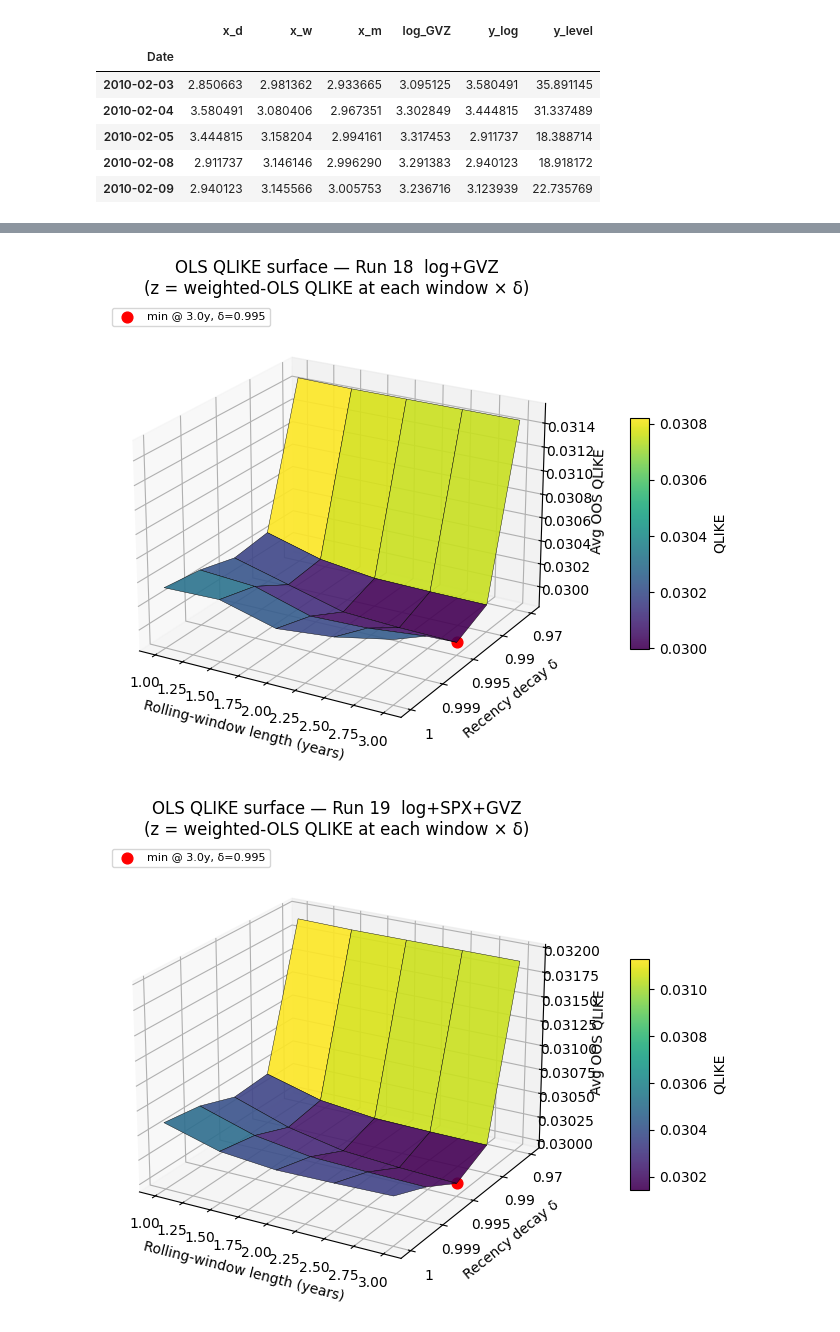
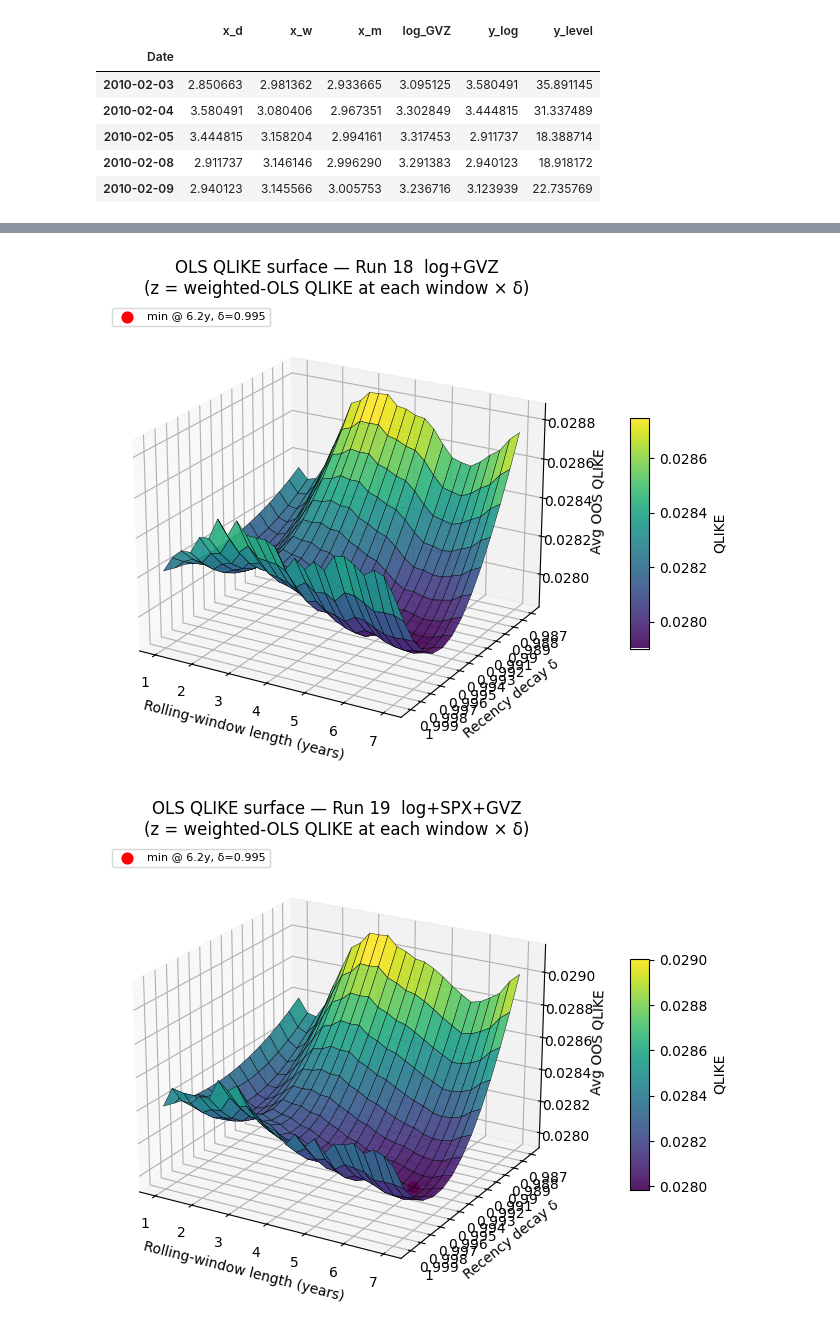
Before and after one commit to RonnieChanPLO/Gold_vol_forecast, a Jupyter notebook: HAR_simpleOLS_3d.ipynb, the cells around one changed output, grey strips where cells are left out. Cells and saved outputs as stored; diff of their text form; code cells hidden in the pictures.

```diff
--- a/HAR_simpleOLS_3d.ipynb
+++ b/HAR_simpleOLS_3d.ipynb
@@ -42,7 +42,7 @@ data = pd.read_parquet("merged_RV_GVZ.parquet")
 rv = data["RV_gold"].astype(float)
 
 TRADING_DAYS = 252
-WINDOW_YEARS = np.array([1.0, 1.5, 2.0, 2.5, 3.0])            # reduced grid for the 3D sweep
+WINDOW_YEARS = np.arange(1.0, 7.001, 0.25)          # reduced grid for the 3D sweep
 WINDOWS = [int(round(yr * TRADING_DAYS)) for yr in WINDOW_YEARS]
 WINDOW_DEFAULT = 504          # 2y, used for the sanity-check cell
 EPS = 1e-6                    # QLIKE forecast floor
@@ -180,7 +180,7 @@ def rolling_log_ols_eval(design, feat_cols, window, start_date=None, delta=1.0):
 
     # Weighted Duan smearing factor from in-window residuals (log space)
     fitted = np.einsum("nwp,np->nw", Xwins, beta)                  # (n_oos, W)
-    smear = np.einsum("nw,w->n", np.exp(ywins - fitted), w) / w.sum()
+    smear = smear = np.exp(ywins - fitted).mean(axis=1)
 
     # Forecast for day t in levels: exp(X_t . beta) * smearing
     x_pred = np.einsum("np,np->n", X[t_oos], beta)                 # (n_oos,)
@@ -266,7 +267,7 @@ Best window per spec (lower QLIKE = better):
 #   delta = 1.0  -> equal weighting (matches the unweighted ols_by_window column)
 #   delta < 1.0  -> geometric down-weighting of older observations
 # 5 windows x 5 deltas = 25 fits per spec (75 total) — each a single batched solve.
-DELTAS = [1.0, 0.999, 0.995, 0.99, 0.97]
+DELTAS = np.arange(1.0, 0.987, -0.001)  # 1.0 .. 0.95 in -0.01 steps
 
 # OLS QLIKE cube: ols_cube[label] is a DataFrame (index=WINDOW_YEARS, cols=DELTAS)
 ols_cube = {label: pd.DataFrame(index=WINDOW_YEARS, columns=DELTAS, dtype=float)
@@ -324,34 +325,34 @@ def plot_ols_surface(label, df, fname):
     Z = df.to_numpy(dtype=float).T                   # (n_delta, n_window)
     fig = plt.figure(figsize=(8, 6))
     ax = fig.add_subplot(projection="3d")
     surf = ax.plot_surface(WIN, DELi, Z, cmap="viridis", edgecolor="k",
                            linewidth=0.3, alpha=0.9, antialiased=True)
     # mark the global minimum on the surface
     yr_star = df.min(axis=1).idxmin()
     d_star  = df.loc[yr_star].idxmin()
     q_star  = df.loc[yr_star, d_star]
-    ax.scatter([yr_star], [DELTAS.index(d_star)], [q_star], color="red", s=60,
-               depthshade=False, label=f"min @ {yr_star:.1f}y, δ={d_star}")
+    ax.scatter([yr_star], [df.columns.get_loc(d_star)], [q_star], color="red", s=60,
+           depthshade=False, label=f"min @ {yr_star:.1f}y, δ={d_star}")
     ax.set_xlabel("Rolling-window length (years)")
     ax.set_ylabel("Recency decay δ")
     ax.set_zlabel("Avg OOS QLIKE")
     ax.set_yticks(ypos); ax.set_yticklabels([f"{d:g}" for d in DELTAS])
     ax.set_title(f"OLS QLIKE surface — {label}\n"
                  "(z = weighted-OLS QLIKE at each window × δ)")
     ax.view_init(elev=22, azim=-60)
     fig.colorbar(surf, ax=ax, shrink=0.5, aspect=12, pad=0.1, label="QLIKE")
     ax.legend(loc="upper left", fontsize=8)
     fig.tight_layout()
     fig.savefig(fname, dpi=150)
     plt.show()
 
 fnames = {
     "Run 18  log+GVZ":       "qlike_ols_surface_run18.png",
     "Run 19  log+SPX+GVZ":   "qlike_ols_surface_run19.png",
     "Run 20  log+crude+GVZ": "qlike_ols_surface_run20.png",
 }
 for label, *_ in specs:
     plot_ols_surface(label, ols_cube[label], fnames[label])
 # %% [output]
-[figure, old version]
+[figure, new version]
-[figure, old version]
+[figure, new version]
```
Also changed, not shown: parts of 6 cells of this notebook, 24 other files.
